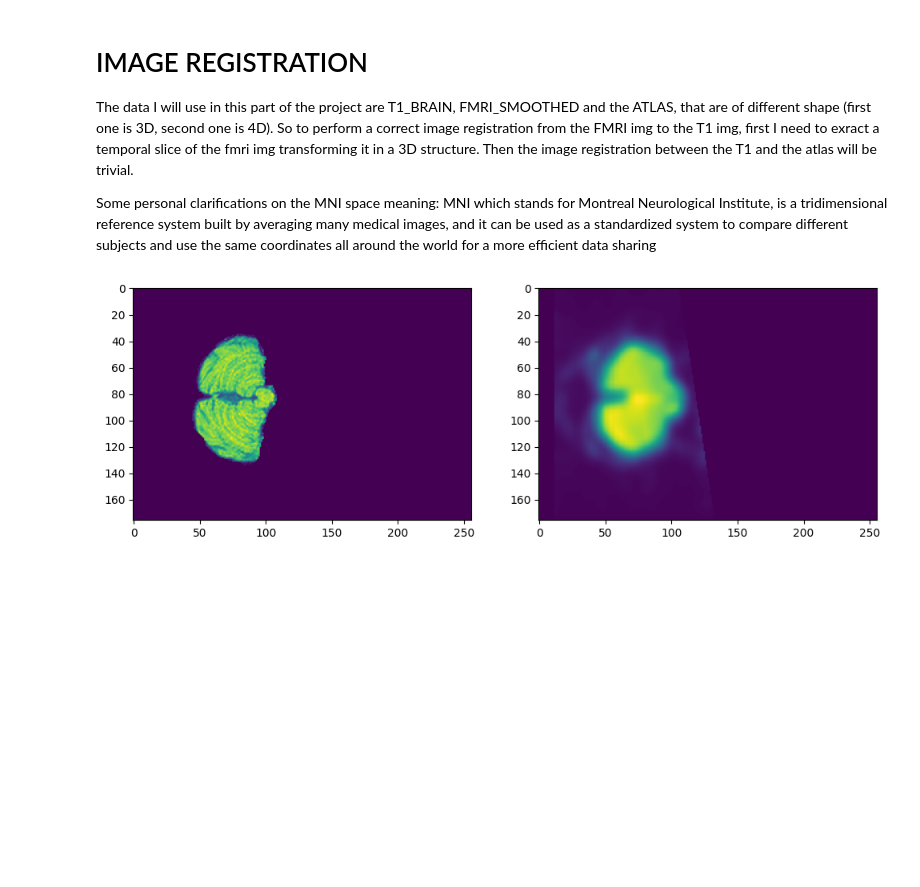
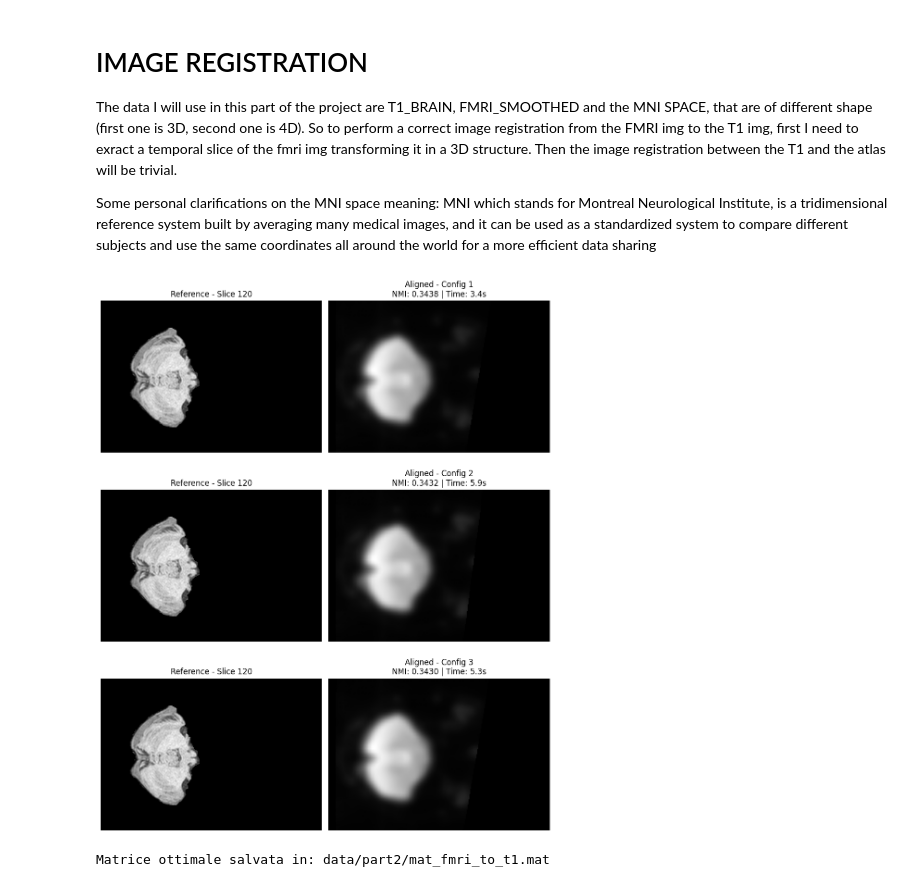
Before and after one commit to tommydelu/MRI-analysis-pipeline, a Jupyter notebook: 2_img_registration.ipynb, the cells around one changed output. Cells and saved outputs as stored; diff of their text form; code cells hidden in the pictures; blank space fills up the shorter version.

Commit message:
refactored part2, added different configuration for the registration + better plots

```diff
--- a/2_img_registration.ipynb
+++ b/2_img_registration.ipynb
@@ -1,6 +1,6 @@
 # %% [markdown]
 # IMAGE REGISTRATION
-The data I will use in this part of the project are T1_BRAIN, FMRI_SMOOTHED and the ATLAS, that are of different shape (first one is 3D, second one is 4D). So to perform a correct image registration from the FMRI img to the T1 img, first I need to exract a temporal slice of the fmri img transforming it in a 3D structure. Then the image registration between the T1 and the atlas will be trivial.
+The data I will use in this part of the project are T1_BRAIN, FMRI_SMOOTHED and the MNI SPACE, that are of different shape (first one is 3D, second one is 4D). So to perform a correct image registration from the FMRI img to the T1 img, first I need to exract a temporal slice of the fmri img transforming it in a 3D structure. Then the image registration between the T1 and the atlas will be trivial.
 
 Some personal clarifications on the MNI space meaning:
 MNI which stands for Montreal Neurological Institute, is a tridimensional reference system built by averaging many medical images, and it can be used as a standardized system to compare different subjects and use the same coordinates all around the world for a more efficient data sharing
@@ -33,32 +32,47 @@ os.environ["PATH"] = (os.path.join(os.environ["FSLDIR"], "bin") + ":" +
                       os.path.join(os.environ["FSLDIR"], "share", "fsl", "bin") + ":" +
                       os.environ.get("PATH", ""))
 # %%
-t1_img, t1_hdr, t1_data, t1_dim          = load_and_display(T1_PATH, "T1-WEIGHTED", print_info=False)
-mask, mask_hdr, mask_data, mask_dims     = load_and_display(MASK_PATH, 'MASK', print_info=False)
-fmri_img, fmri_hdr, fmri_data, fmri_dims = load_and_display(FMRI_PATH, "FMRI", print_info=False)
-mni_img, mni_hdr, mni_data, mni_dims     = load_and_display(MNI_PATH, "MNI", print_info=False)
+t1_dict   = loadAndDisplay(T1_PATH, "T1-WEIGHTED", print_summary=False)
+mask_dict = loadAndDisplay(MASK_PATH, 'MASK', print_summary=False)
+fmri_dict = loadAndDisplay(FMRI_PATH, "FMRI", print_summary=False)
+mni_dict  = loadAndDisplay(MNI_PATH, "MNI", print_summary=False)
 
-bool_mask = mask_data.astype(bool)
+bool_mask = mask_dict['data'].astype(bool)
 
 # The two main data structures used for image registration
-t1_brain = np.where(bool_mask, t1_data, 0)
-fmri_smoothed = fmri_volumes_smoothing(fmri_data)
+t1_brain = np.load('data/part1/t1_brain.npy')
+fmri_smoothed = np.load('data/part1/fmri_smoothed.npy')
 
-t1_brain_nii = image.new_img_like(t1_img,t1_brain)
-fmri_smoothed_nii = image.new_img_like(fmri_img,fmri_smoothed)
+# To use flirt command we need .nii format data structures
+t1_brain_nii      = image.new_img_like(t1_dict['img'],t1_brain)
+fmri_smoothed_nii = image.new_img_like(fmri_dict['img'],fmri_smoothed)
 # %%
+from fsl.wrappers import bet, LOAD
+
+
 # Registration from FMRI to T1-weighted image
+ref = t1_brain_nii
+avg_fmri_smoothed = avgVolumeAlongTime(fmri_smoothed)
+src = image.new_img_like(fmri_dict['img'], avg_fmri_smoothed)
 
-ref = t1_brain_nii
+out_dir = Path("data/part2")
+out_dir.mkdir(parents=True, exist_ok=True)
 
-src = avgFmriTemporalVolume(fmri_smoothed)
-src = image.new_img_like(fmri_img,src)
-aligned_6dof = flirt(src, ref,  dof = 6, cost = 'corratio', interp = 'trilinear', out=LOAD, omat='mat_6dof.mat')['out']
+configs_fmri_t1 = [
+    {'dof': 6, 'cost': 'corratio', 'interp': 'trilinear'},
+    {'dof': 6, 'cost': 'mutualinfo', 'interp': 'trilinear'},
+    {'dof': 6, 'cost': 'normmi', 'interp': 'trilinear'}
+]
 
-fig, axs = plt.subplots(1,2,figsize=(12,8))
-axs[0].imshow(t1_brain[:,:,105])
-axs[1].imshow(aligned_6dof.get_fdata()[:,:,105])
-plt.show()
+df_fmri_t1 = flirtRegistration(
+    src=src,
+    ref=ref,
+    configs=configs_fmri_t1,
+    slice_idx=120,
+    axis=2,
+    out_mat_path=out_dir / "mat_fmri_to_t1.mat"
+)
 # %% [output]
-[figure, old version]
+[figure, new version]
+Matrice ottimale salvata in: data/part2/mat_fmri_to_t1.mat
 # %%
```
Also changed, not shown: parts of 6 cells of this notebook, 3 other files.
